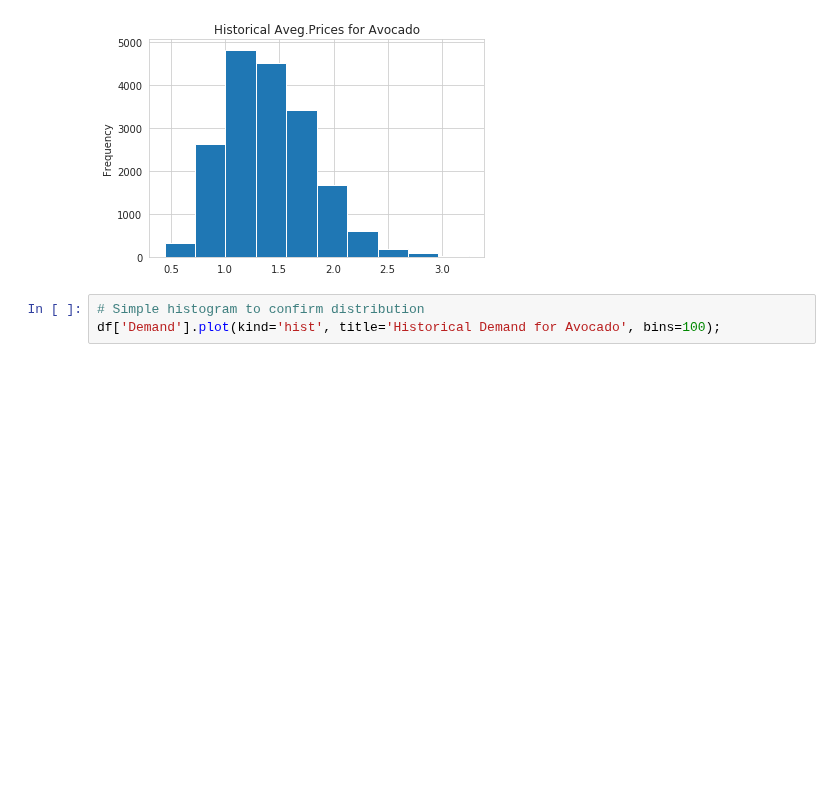
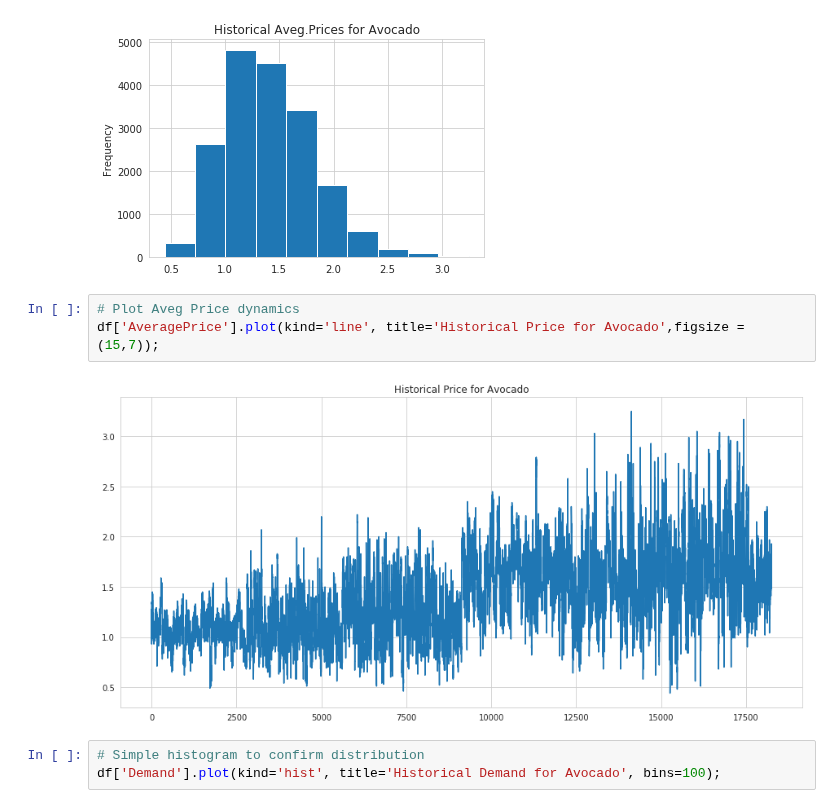
Before and after one commit to Wetpaint3/Blogs, a Jupyter notebook: Monte_Carlo_Simulations.ipynb, the cells around one changed output. Cells and saved outputs as stored; diff of their text form; blank space fills up the shorter version.

```diff
--- a/Monte_Carlo_Simulations.ipynb
+++ b/Monte_Carlo_Simulations.ipynb
@@ -37,6 +37,11 @@ df.head()
 df['AveragePrice'].plot(kind='hist', title='Historical Aveg.Prices for Avocado');
 # %% [output]
 [figure]
+# %%
+# Plot Aveg Price dynamics
+df['AveragePrice'].plot(kind='line', title='Historical Price for Avocado',figsize = (15,7));
+# %% [output]
+[figure, added]
 # %%
 # Simple histogram to confirm distribution
 df['Demand'].plot(kind='hist', title='Historical Demand for Avocado', bins=100);
```
